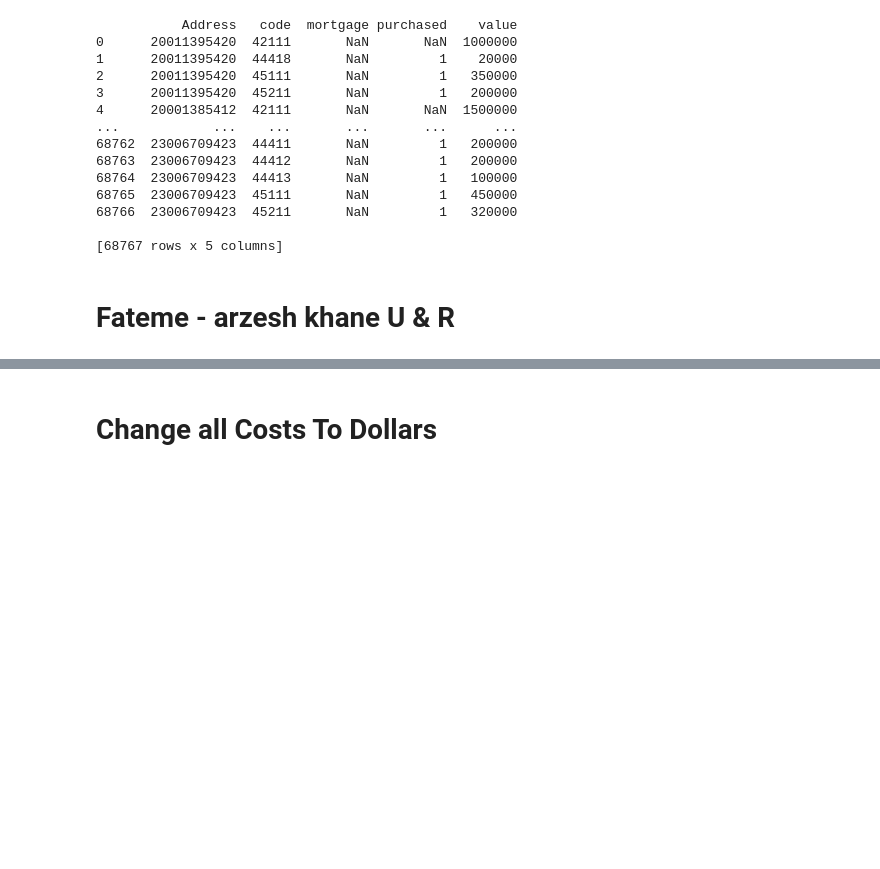
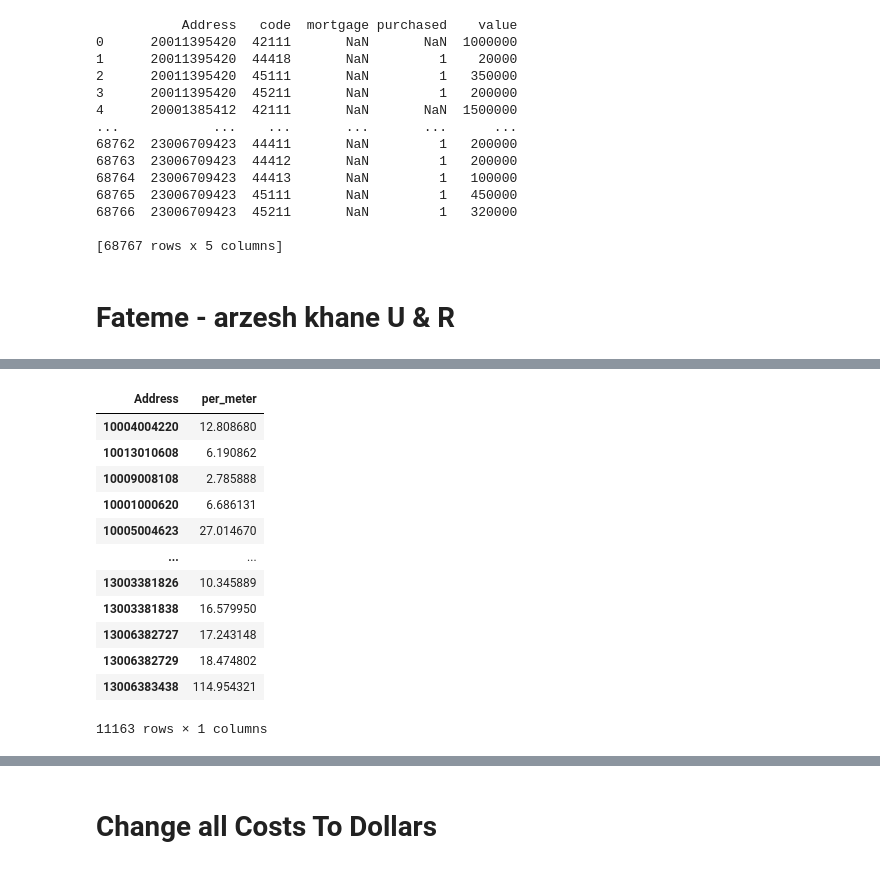
Before and after one commit to AmirmahdiGolahmar/Iranian_HEIS, a Jupyter notebook: data/zeinab_notebook.ipynb, the cells around one changed output, grey strips where cells are left out. Cells and saved outputs as stored; diff of their text form; code cells hidden in the pictures; blank space fills up the shorter version.

```diff
--- a/data/zeinab_notebook.ipynb
+++ b/data/zeinab_notebook.ipynb
@@ -399,3 +546,19 @@ Index(['Address', 'purchased', 'value'], dtype='object')
 # %%
-all_u = all_u.drop(['mortgage', 'code', 'purchased'], axis=1)
-all_r = all_r.drop(['mortgage', 'code', 'purchased'], axis=1)
+all_u = all_u.drop(['space', 'code', 'mortgage', 'purchased', 'value'], axis=1)
+all_r = all_r.drop(['space', 'code', 'mortgage', 'purchased', 'value'], axis=1)
+# %%
+all_u
+# %% [output]
+| Address | per_meter |
+| 10004004220 | 12.808680 |
+| 10013010608 | 6.190862 |
+| 10009008108 | 2.785888 |
+| 10001000620 | 6.686131 |
+| 10005004623 | 27.014670 |
+| ... | ... |
+| 13003381826 | 10.345889 |
+| 13003381838 | 16.579950 |
+| 13006382727 | 17.243148 |
+| 13006382729 | 18.474802 |
+| 13006383438 | 114.954321 |
+11163 rows × 1 columns
```
Also changed, not shown: parts of 39 cells of this notebook, 2 other files.
